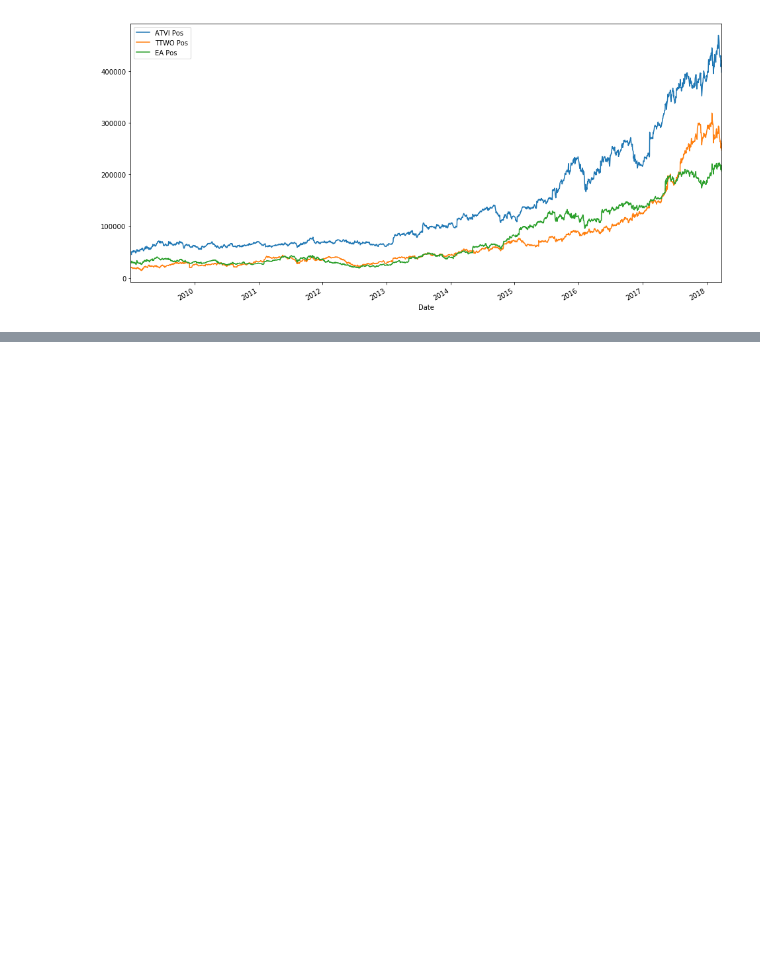
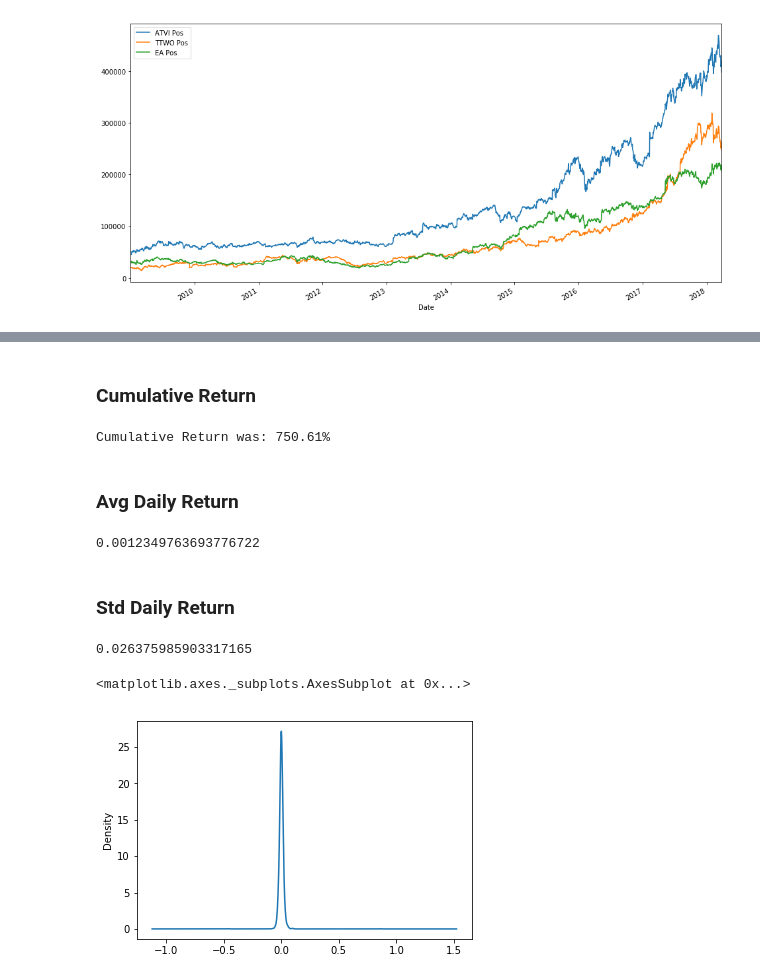
Before and after one commit to SimonSlominski/Python_for_finance, a Jupyter notebook: Sharpe_ratio_and_portfolio_values_analysis/Sharpe Ratio and Portfolio Values.ipynb, the cells around one changed output, grey strips where cells are left out. Cells and saved outputs as stored; diff of their text form; code cells hidden in the pictures; blank space fills up the shorter version.

Commit message:
Add portfolio statistics

```diff
--- a/Sharpe_ratio_and_portfolio_values_analysis/Sharpe Ratio and Portfolio Values.ipynb
+++ b/Sharpe_ratio_and_portfolio_values_analysis/Sharpe Ratio and Portfolio Values.ipynb
@@ -132,0 +137,3 @@ portfolio_value.drop('Total Pos', axis=1).plot(kind='line', figsize=(16,8))
+# %%
+portfolio_value['Daily Return'] = portfolio_value['Total Pos'].pct_change(1)
+portfolio_value.head()
@@ -132,0 +148,24 @@ portfolio_value.drop('Total Pos', axis=1).plot(kind='line', figsize=(16,8))
+# %% [markdown]
+### Cumulative Return
+# %%
+cum_ret = 100 * (portfolio_value['Total Pos'][-1] / portfolio_value['Total Pos'][0] -1)
+print(f'Cumulative Return was: {round(cum_ret,2)}%')
+# %% [output]
+Cumulative Return was: 750.61%
+# %% [markdown]
+### Avg Daily Return
+# %%
+portfolio_value['Daily Return'].mean()
+# %% [output]
+0.0012349763693776722
+# %% [markdown]
+### Std Daily Return
+# %%
+portfolio_value['Daily Return'].std()
+# %% [output]
+0.026375985903317165
+# %%
+portfolio_value['Daily Return'].plot(kind='kde')
+# %% [output]
+<matplotlib.axes._subplots.AxesSubplot at 0x...>
+[figure, added]
```
Also changed, not shown: parts of 6 cells of this notebook.
